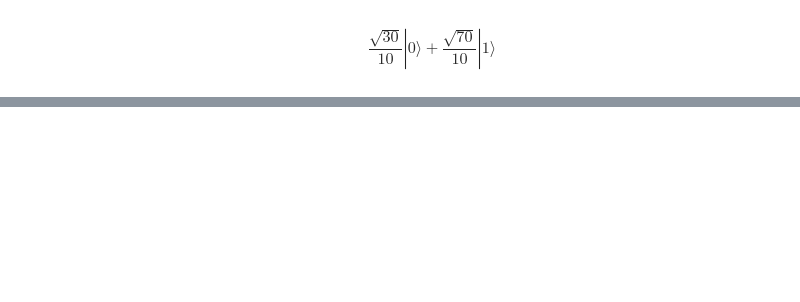
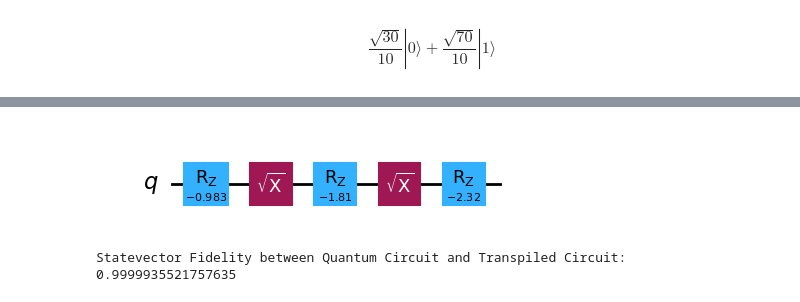
Before and after one commit to RajatSaha1106/Qiskit-Fundamentals, a Jupyter notebook: Experimental Quantum Embedding.ipynb, the cells around one changed output, grey strips where cells are left out. Saved outputs shown, nothing was run; the diff lists cells and outputs as text; code cells hidden in the pictures; blank space fills up the shorter version.

```diff
--- a/Experimental Quantum Embedding.ipynb
+++ b/Experimental Quantum Embedding.ipynb
@@ -334,0 +444,21 @@ $$\frac{\sqrt{30}}{10} |0\rangle+\frac{\sqrt{70}}{10} |1\rangle$$
+# %%
+imitate=QuantumCircuit(1)
+
+imitate.rz(-0.983,0)
+imitate.sx(0)
+imitate.rz(-1.81,0)
+imitate.sx(0)
+imitate.rz(-2.32,0)
+
+imitate.draw(output="mpl")
+# %% [output]
+[figure, added]
+# %%
+e_state=get_statevector(imitate)
+
+
+x=calculate_fidelity(t_state,e_state)
+print(f"Statevector Fidelity between Quantum Circuit and Transpiled Circuit:\n{x}")
+# %% [output]
+Statevector Fidelity between Quantum Circuit and Transpiled Circuit:
+0.9999935521757635
```
Also changed, not shown: parts of 24 cells of this notebook.
